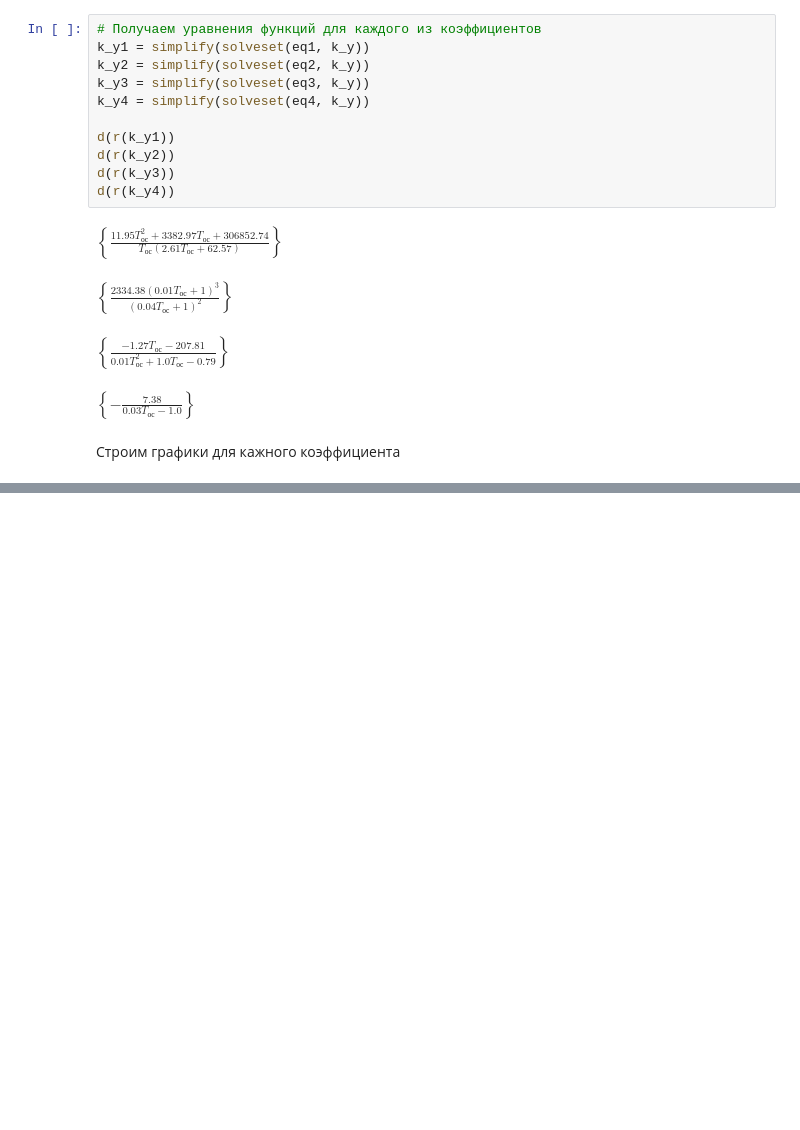
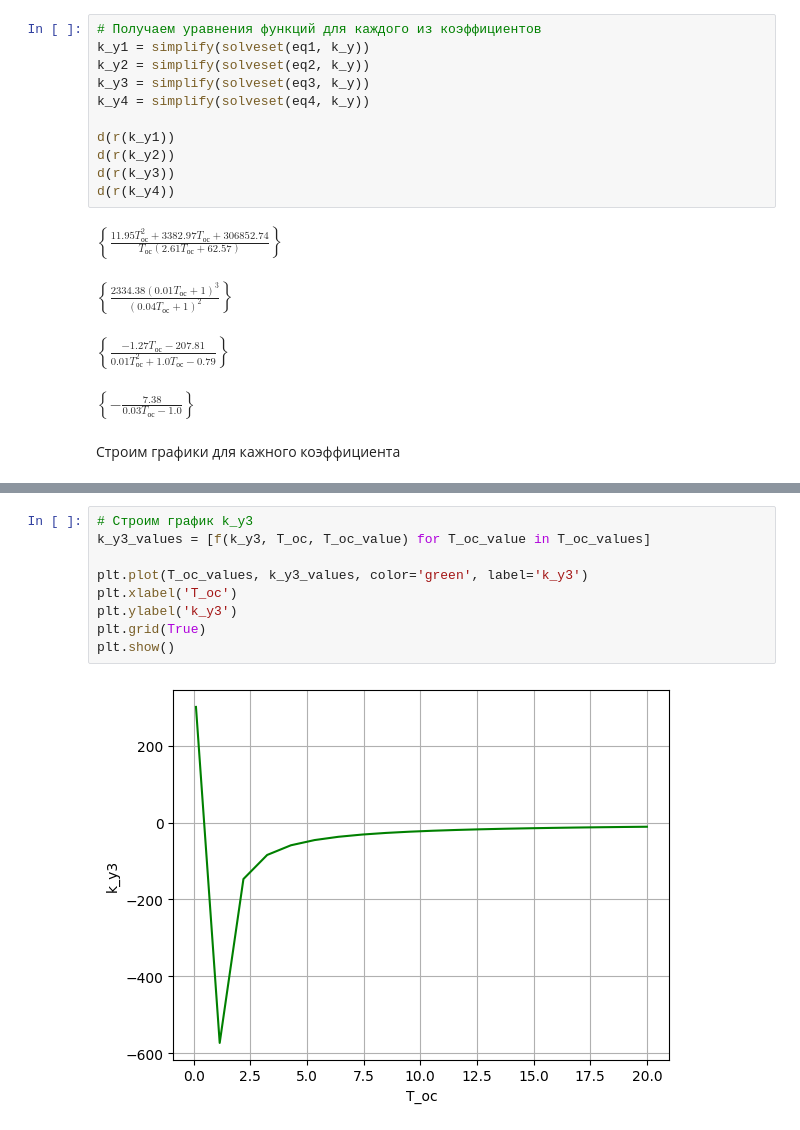
Before and after one commit to Octopusmode/tau_3k_var5, a Jupyter notebook: tau_var5.ipynb, the cells around one changed output, grey strips where cells are left out. Saved outputs shown, nothing was run; the diff lists cells and outputs as text; blank space fills up the shorter version.

```diff
--- a/tau_var5.ipynb
+++ b/tau_var5.ipynb
@@ -244,0 +267,11 @@ result = f(k_у1, T_ос, 1)
+# %%
+# Строим график k_у3
+k_y3_values = [f(k_у3, T_ос, T_ос_value) for T_ос_value in T_ос_values]
+
+plt.plot(T_ос_values, k_y3_values, color='green', label='k_у3')
+plt.xlabel('T_ос')
+plt.ylabel('k_у3')
+plt.grid(True)
+plt.show()
+# %% [output]
+[figure, added]
```
Also changed, not shown: parts of 12 cells of this notebook.
